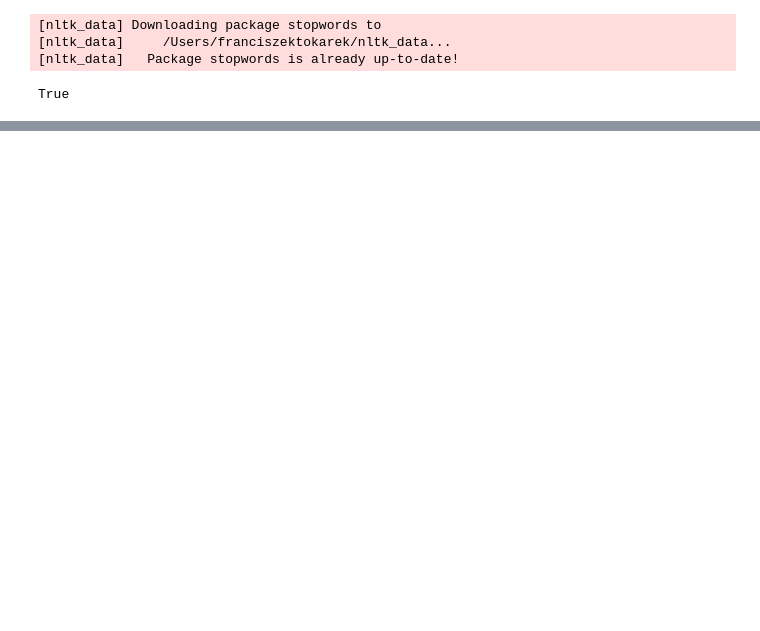
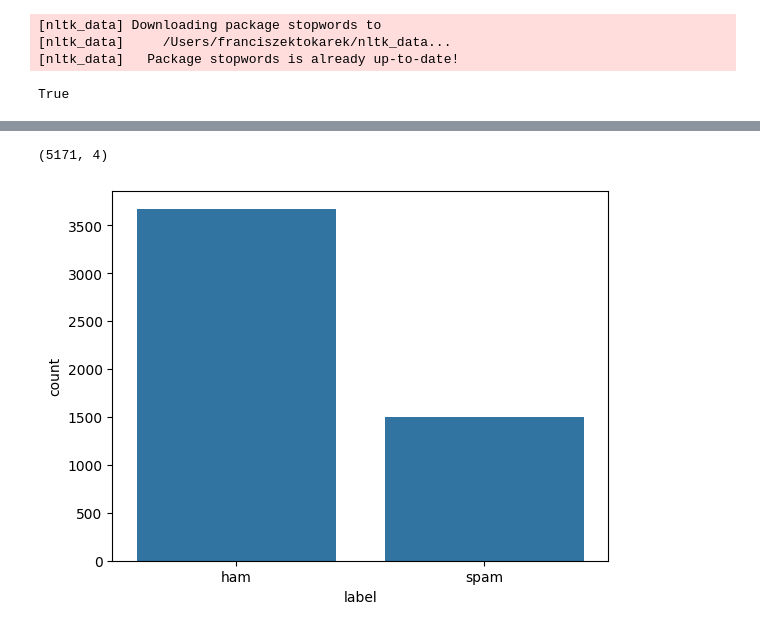
Before and after one commit to ftokarek/Email-Spam-Detection-ML, a Jupyter notebook: notebook/notebook.ipynb, the cells around one changed output, grey strips where cells are left out. Drawn from its saved outputs; the diff is of its cells as text; code cells hidden in the pictures; blank space fills up the shorter version.

```diff
--- a/notebook/notebook.ipynb
+++ b/notebook/notebook.ipynb
@@ -30,0 +36,9 @@ FileNotFoundError: [Errno 2] No such file or directory: '../spam_ham_dataset.csv
+# %%
+data.shape
+# %% [output]
+(5171, 4)
+# %%
+sns.countplot(x='label', data=data)
+plt.show()
+# %% [output]
+[figure, added]
```
Also changed, not shown: parts of 8 cells of this notebook.
